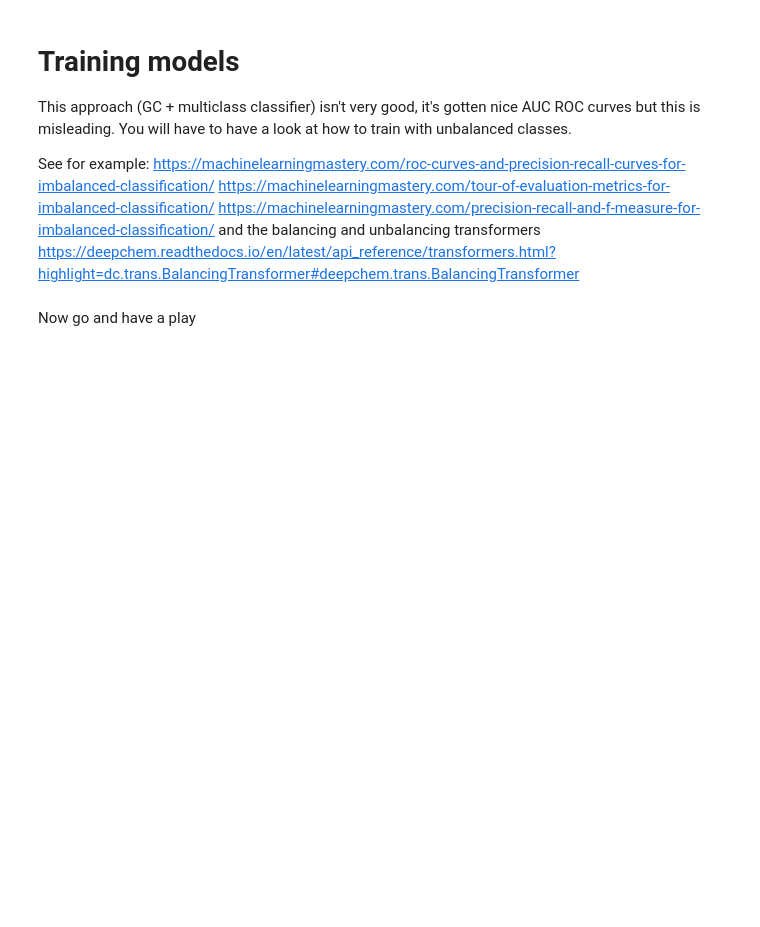
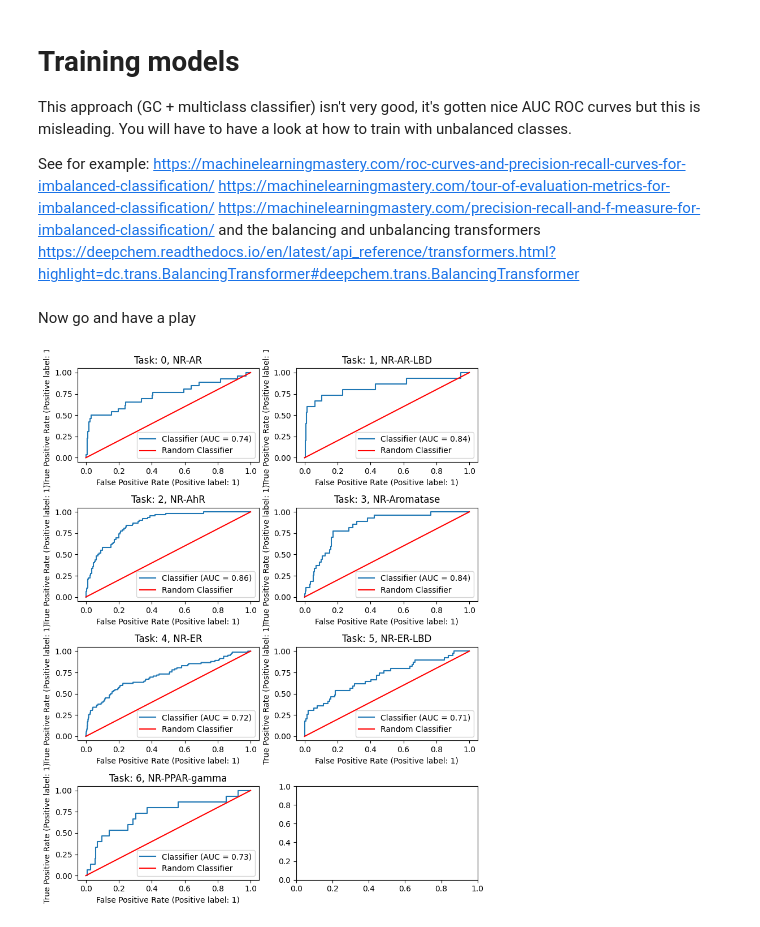
Before and after one commit to Willjterwright/grpA, a Jupyter notebook: TECS PhD ML Rotation Tox21.ipynb, the cells around one changed output. Cells and saved outputs as stored; diff of their text form; code cells hidden in the pictures; blank space fills up the shorter version.

```diff
--- a/TECS PhD ML Rotation Tox21.ipynb
+++ b/TECS PhD ML Rotation Tox21.ipynb
@@ -441,3 +432,26 @@ and the balancing and unbalancing transformers
 https://deepchem.readthedocs.io/en/latest/api_reference/transformers.html?highlight=dc.trans.BalancingTransformer#deepchem.trans.BalancingTransformer
 # %% [markdown]
 Now go and have a play
+# %%
+
+def plot_roc_curves(clf):
+  fig, axes = plt.subplots(4,2, figsize=(8,10))
+
+  ground_truth = NR_test_dataset.y
+  predictions = clf.predict(NR_test_dataset)
+
+  for i in range(7):
+    task_number = i
+    plt.sca(axes[i // 2, i % 2])
+    metrics.RocCurveDisplay.from_predictions(ground_truth[:,task_number], predictions[:,task_number][:,1], ax=axes[i // 2, i % 2])
+    plt.plot([0,1], [0,1], 'r-', label='Random Classifier')
+    plt.legend()
+    plt.title(f'Task: {i}, {test_dataset.tasks[i]}')
+
+  fig.tight_layout()
+
+
+
+plot_roc_curves(model)
+# %% [output]
+[figure, added]
```
Also changed, not shown: parts of 23 cells of this notebook.
